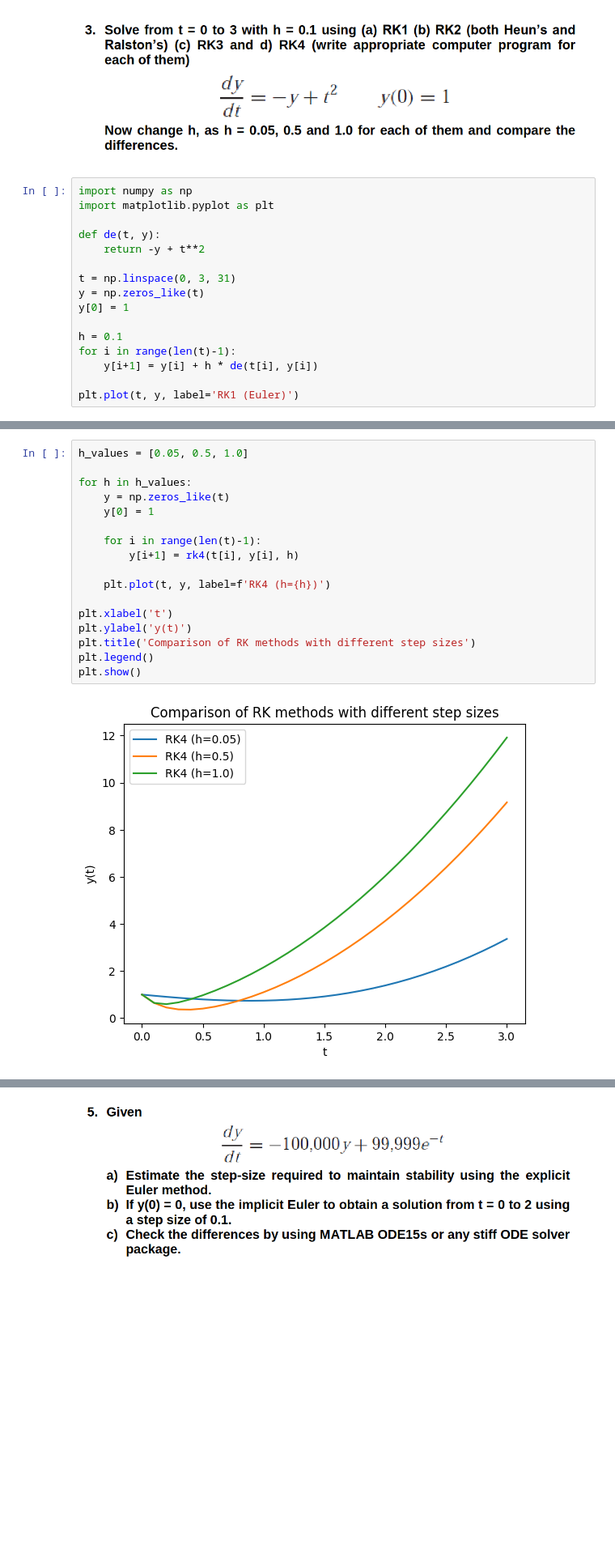
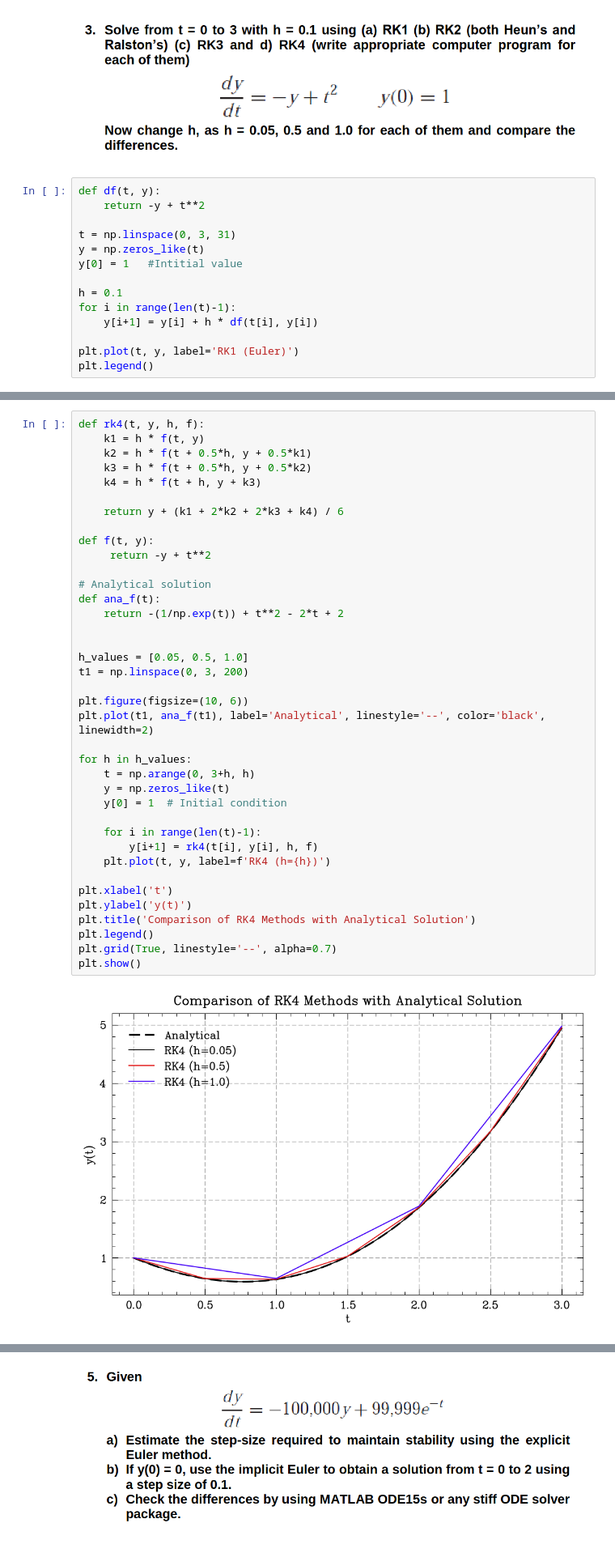
Before and after one commit to catastropiyush/coursework-notebooks, a Jupyter notebook: Numerical_Methods_Assignment_3.ipynb, the cells around one changed output, grey strips where cells are left out. Shown at 81% size. Saved outputs shown, nothing was run; the diff lists cells and outputs as text; blank space fills up the shorter version.

```diff
--- a/Numerical_Methods_Assignment_3.ipynb
+++ b/Numerical_Methods_Assignment_3.ipynb
@@ -294,19 +284,17 @@ Absolute error: 14.81776616671937
 # %% [markdown]
 ![image.png](embedded-picture-1)
 # %%
-import numpy as np
-import matplotlib.pyplot as plt
-
-def de(t, y):
+def df(t, y):
     return -y + t**2
 
 t = np.linspace(0, 3, 31)
 y = np.zeros_like(t)
-y[0] = 1
+y[0] = 1   #Intitial value
 
 h = 0.1
 for i in range(len(t)-1):
-    y[i+1] = y[i] + h * de(t[i], y[i])
+    y[i+1] = y[i] + h * df(t[i], y[i])
 
 plt.plot(t, y, label='RK1 (Euler)')
+plt.legend()
 # %% [output]
@@ -379,19 +370,40 @@ plt.plot(t, y, label='RK4')
 # %%
+def rk4(t, y, h, f):
+    k1 = h * f(t, y)
+    k2 = h * f(t + 0.5*h, y + 0.5*k1)
+    k3 = h * f(t + 0.5*h, y + 0.5*k2)
+    k4 = h * f(t + h, y + k3)
+
+    return y + (k1 + 2*k2 + 2*k3 + k4) / 6
+
+def f(t, y):
+     return -y + t**2
+
+# Analytical solution
+def ana_f(t):
+    return -(1/np.exp(t)) + t**2 - 2*t + 2
+
+
 h_values = [0.05, 0.5, 1.0]
+t1 = np.linspace(0, 3, 200)
+
+plt.figure(figsize=(10, 6))
+plt.plot(t1, ana_f(t1), label='Analytical', linestyle='--', color='black', linewidth=2)
 
 for h in h_values:
+    t = np.arange(0, 3+h, h)
     y = np.zeros_like(t)
-    y[0] = 1
+    y[0] = 1  # Initial condition
 
     for i in range(len(t)-1):
-        y[i+1] = rk4(t[i], y[i], h)
-
+        y[i+1] = rk4(t[i], y[i], h, f)
     plt.plot(t, y, label=f'RK4 (h={h})')
 
 plt.xlabel('t')
 plt.ylabel('y(t)')
-plt.title('Comparison of RK methods with different step sizes')
+plt.title('Comparison of RK4 Methods with Analytical Solution')
 plt.legend()
+plt.grid(True, linestyle='--', alpha=0.7)
 plt.show()
 # %% [output]
-[figure, old version]
+[figure, new version]
```
Also changed, not shown: parts of 18 cells of this notebook.
